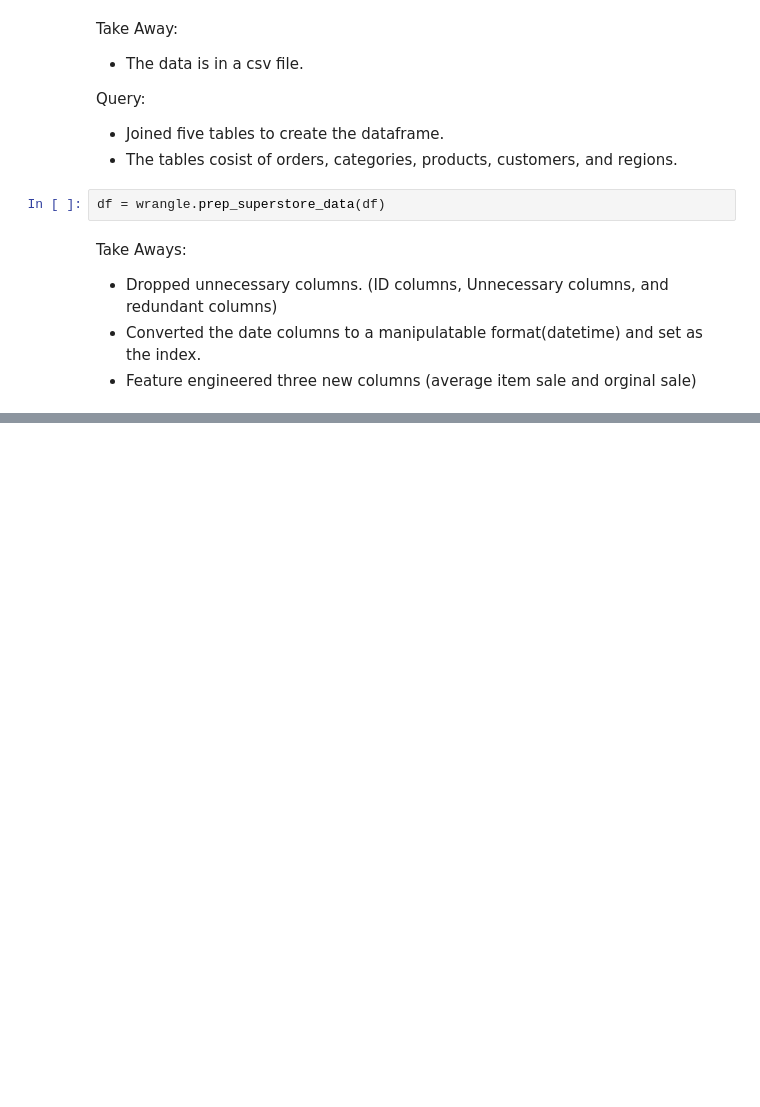
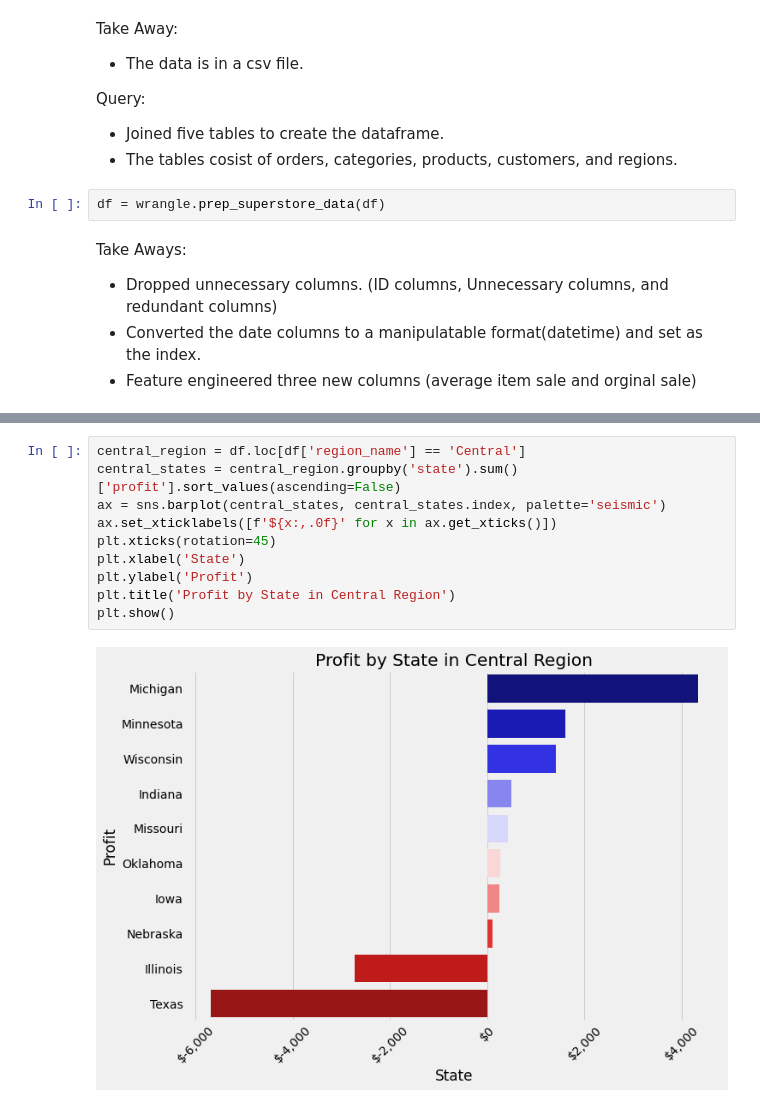
Before and after one commit to CJ-time-series-project/CJ-time-series-project, a Jupyter notebook: final_report.ipynb, the cells around one changed output, grey strips where cells are left out. Cells and saved outputs as stored; diff of their text form; blank space fills up the shorter version.

```diff
--- a/final_report.ipynb
+++ b/final_report.ipynb
@@ -56,0 +78,12 @@ df.head()
+# %%
+central_region = df.loc[df['region_name'] == 'Central']
+central_states = central_region.groupby('state').sum()['profit'].sort_values(ascending=False)
+ax = sns.barplot(central_states, central_states.index, palette='seismic')
+ax.set_xticklabels([f'${x:,.0f}' for x in ax.get_xticks()])
+plt.xticks(rotation=45)
+plt.xlabel('State')
+plt.ylabel('Profit')
+plt.title('Profit by State in Central Region')
+plt.show()
+# %% [output]
+[figure, added]
```
Also changed, not shown: parts of 5 cells of this notebook.
